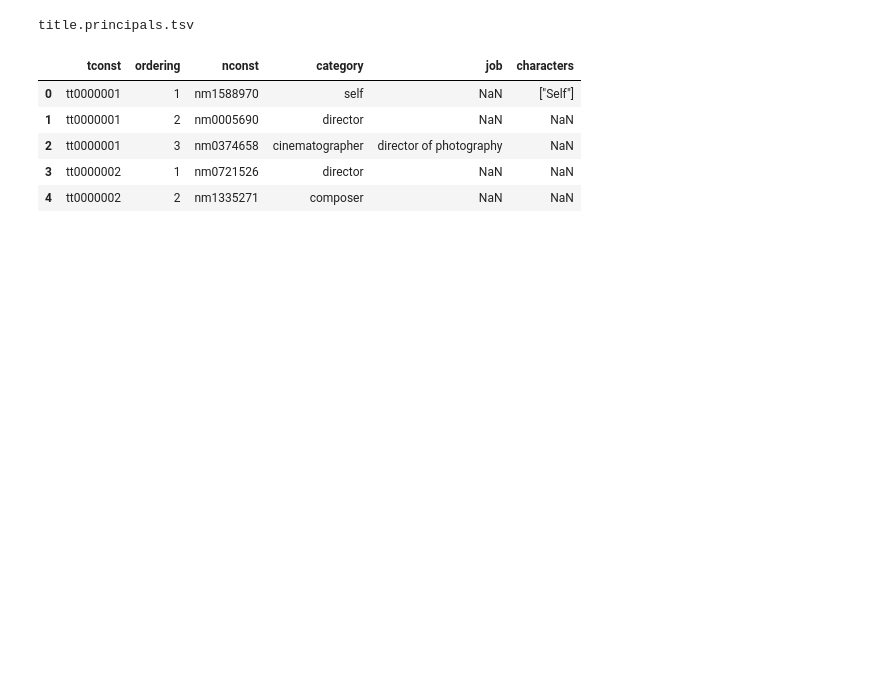
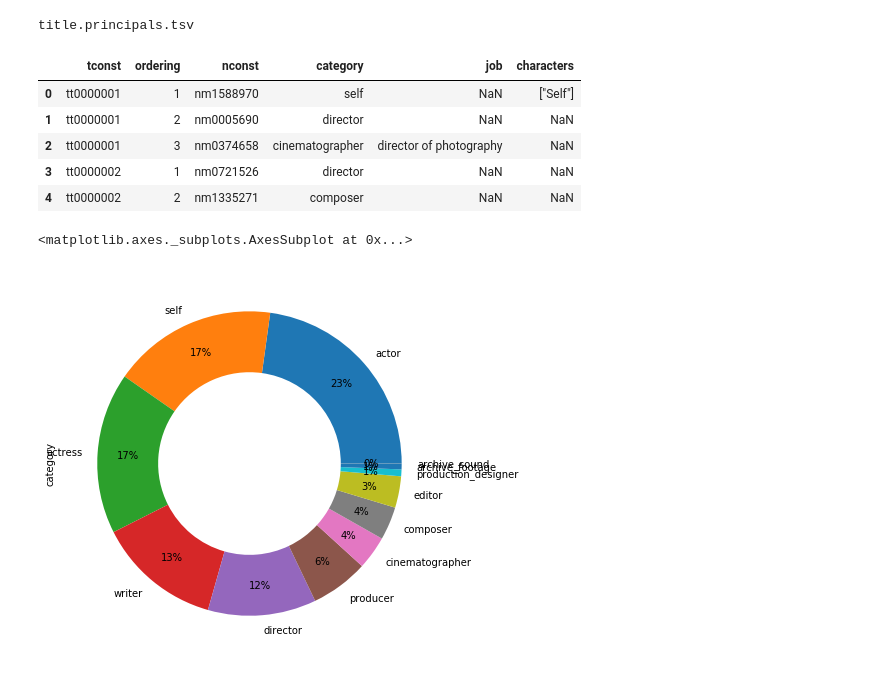
Before and after one commit to blackdenarius307/MovieCreditsLiveVideo, a Jupyter notebook: roles/roles.ipynb, the cells around one changed output. Saved outputs shown, nothing was run; the diff lists cells and outputs as text; code cells hidden in the pictures; blank space fills up the shorter version.

```diff
--- a/roles/roles.ipynb
+++ b/roles/roles.ipynb
@@ -21,3 +23,9 @@ DataFrame.head()
 | 2 | tt0000001 | 3 | nm0374658 | cinematographer | director of photography | NaN |
 | 3 | tt0000002 | 1 | nm0721526 | director | NaN | NaN |
 | 4 | tt0000002 | 2 | nm1335271 | composer | NaN | NaN |
+# %%
+DataFrame.category.value_counts().plot.pie(autopct="%.0f%%", pctdistance=0.8, figzssize=(7,7),
+                                                          wedgeprops=dict(width=0.4))
+# %% [output]
+<matplotlib.axes._subplots.AxesSubplot at 0x...>
+[figure, added]
```
Also changed, not shown: parts of 15 cells of this notebook.
